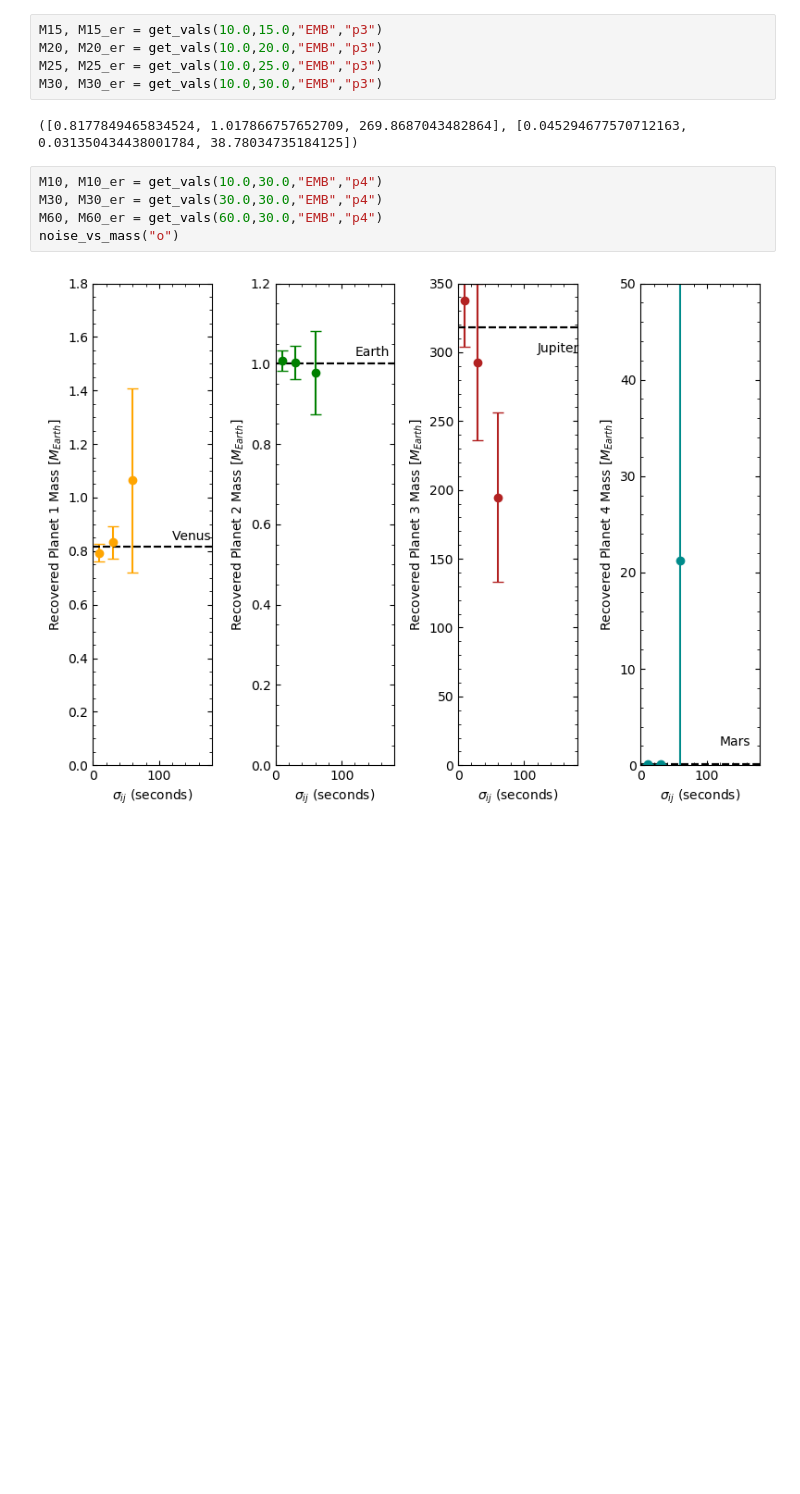
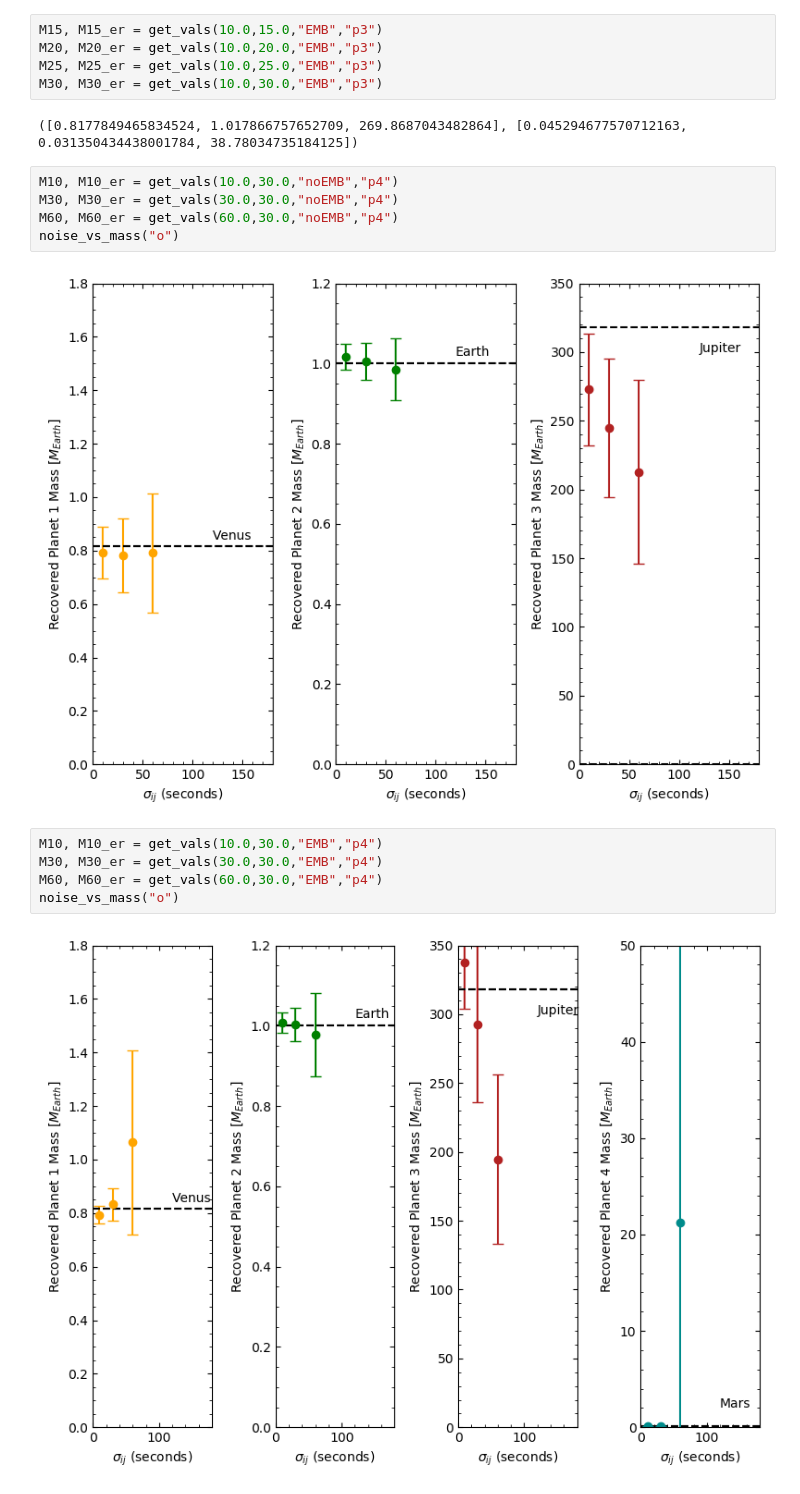
Before and after one commit to bmlindor/ttv_ss, a Jupyter notebook: runs.ipynb, the cells around one changed output. Cells and saved outputs as stored; diff of their text form; blank space fills up the shorter version.

```diff
--- a/runs.ipynb
+++ b/runs.ipynb
@@ -171,6 +231,13 @@ M25, M25_er = get_vals(10.0,25.0,"EMB","p3")
 M30, M30_er = get_vals(10.0,30.0,"EMB","p3")
 # %% [output]
 ([0.8177849465834524, 1.017866757652709, 269.8687043482864], [0.045294677570712163, 0.031350434438001784, 38.78034735184125])
+# %%
+M10, M10_er = get_vals(10.0,30.0,"noEMB","p4")
+M30, M30_er = get_vals(30.0,30.0,"noEMB","p4")
+M60, M60_er = get_vals(60.0,30.0,"noEMB","p4")
+noise_vs_mass("o")
+# %% [output]
+[figure, added]
 # %%
 M10, M10_er = get_vals(10.0,30.0,"EMB","p4")
 M30, M30_er = get_vals(30.0,30.0,"EMB","p4")
```
Also changed, not shown: parts of 10 cells of this notebook, 8 other files.
